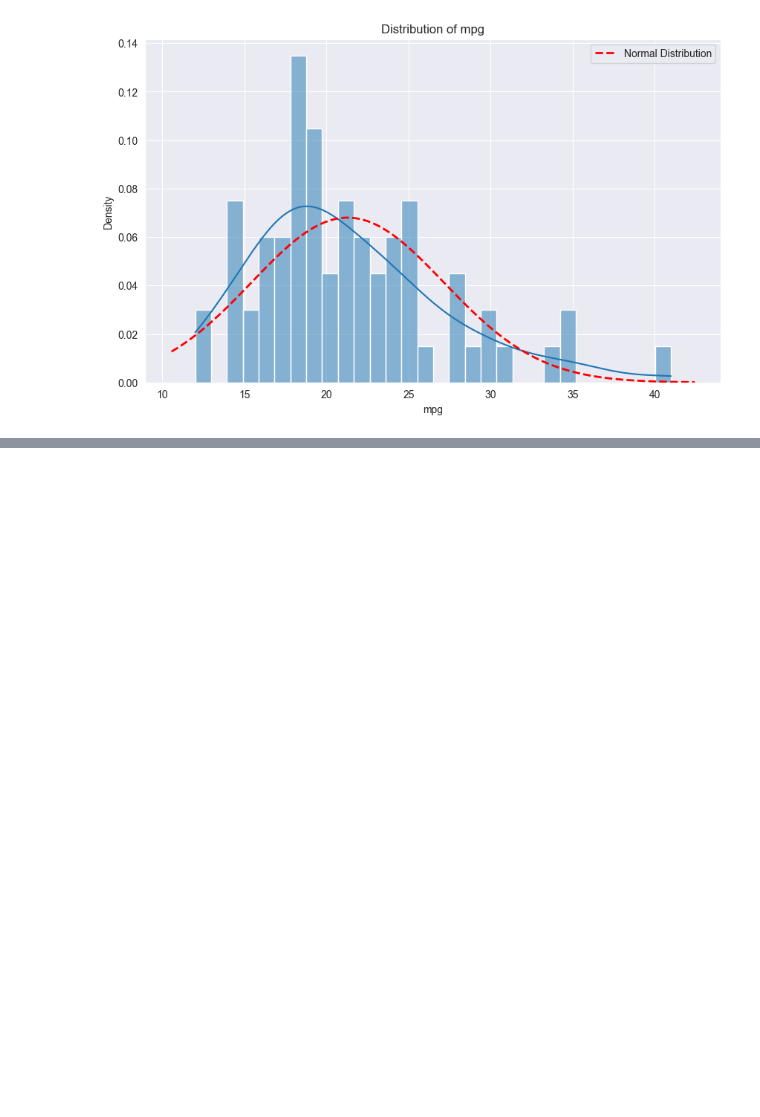
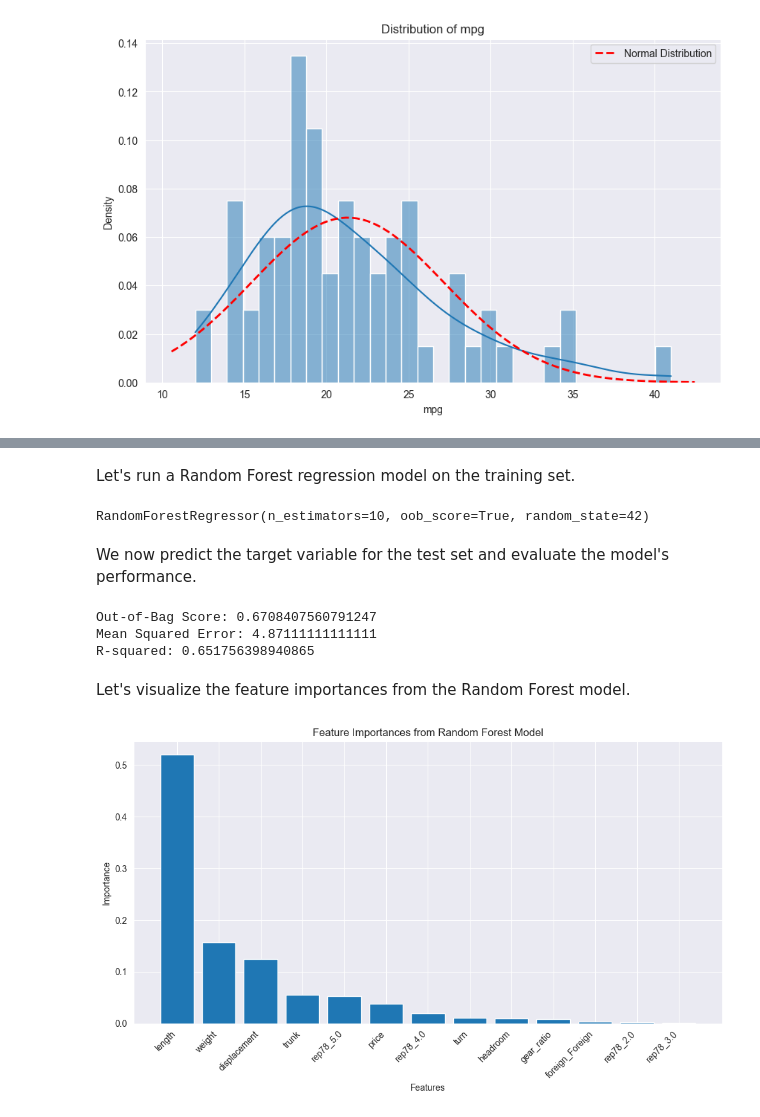
Before and after one commit to timmueller0/data_projects_misc, a Jupyter notebook: projects/data_analysis_toolkit/stats_notebook.ipynb, the cells around one changed output, grey strips where cells are left out. Cells and saved outputs as stored; diff of their text form; code cells hidden in the pictures; blank space fills up the shorter version.

```diff
--- a/projects/data_analysis_toolkit/stats_notebook.ipynb
+++ b/projects/data_analysis_toolkit/stats_notebook.ipynb
@@ -360,0 +377,2 @@ plot_distribution(auto_reduced_encoded, 'mpg')
+# %%
+auto_reduced_encoded = one_hot_encode(auto_reduced_encoded, 'foreign')
@@ -360,0 +402,2 @@ plot_distribution(auto_reduced_encoded, 'mpg')
+# %%
+analysis_df = auto_reduced_encoded.drop(columns=['make'])
@@ -360,0 +406,53 @@ plot_distribution(auto_reduced_encoded, 'mpg')
+# %%
+X_train, X_test, y_train, y_test = train_test_split_df(analysis_df, 'mpg', test_size=0.25, random_state=42)
+# %% [markdown]
+Let's run a Random Forest regression model on the training set.
+# %%
+RF_model = RandomForestRegressor(n_estimators=10, random_state=42, oob_score=True)
+RF_model.fit(X_train, y_train)
+# %% [output]
+RandomForestRegressor(n_estimators=10, oob_score=True, random_state=42)
+# %% [markdown]
+We now predict the target variable for the test set and evaluate the model's performance.
+# %%
+from sklearn.metrics import mean_squared_error, r2_score
+
+oob_score = RF_model.oob_score_
+print(f'Out-of-Bag Score: {oob_score}')
+
+predictions = RF_model.predict(X_test)
+
+mse = mean_squared_error(y_test, predictions)
+print(f'Mean Squared Error: {mse}')
+
+r2 = r2_score(y_test, predictions)
+print(f'R-squared: {r2}')
+# %% [output]
+Out-of-Bag Score: 0.6708407560791247
+Mean Squared Error: 4.87111111111111
+R-squared: 0.651756398940865
+# %% [markdown]
+Let's visualize the feature importances from the Random Forest model.
+# %%
+def plot_feature_importance(model, X):
+    # Get feature importance scores
+    importances = model.feature_importances_
+    feature_names = X.columns
+
+    # Sort features by importance
+    indices = np.argsort(importances)[::-1]
+
+    # Plot
+    plt.figure(figsize=(10, 6))
+    plt.bar(range(X.shape[1]), importances[indices])
+    plt.xticks(range(X.shape[1]), [feature_names[i] for i in indices], rotation=45, ha='right')
+    plt.title('Feature Importances from Random Forest Model')
+    plt.xlabel('Features')
+    plt.ylabel('Importance')
+    plt.tight_layout()
+    plt.show()
+
+# Call the function with the calculated model
+plot_feature_importance(RF_model, X_train)
+# %% [output]
+[figure, added]
```
Also changed, not shown: parts of 11 cells of this notebook.
